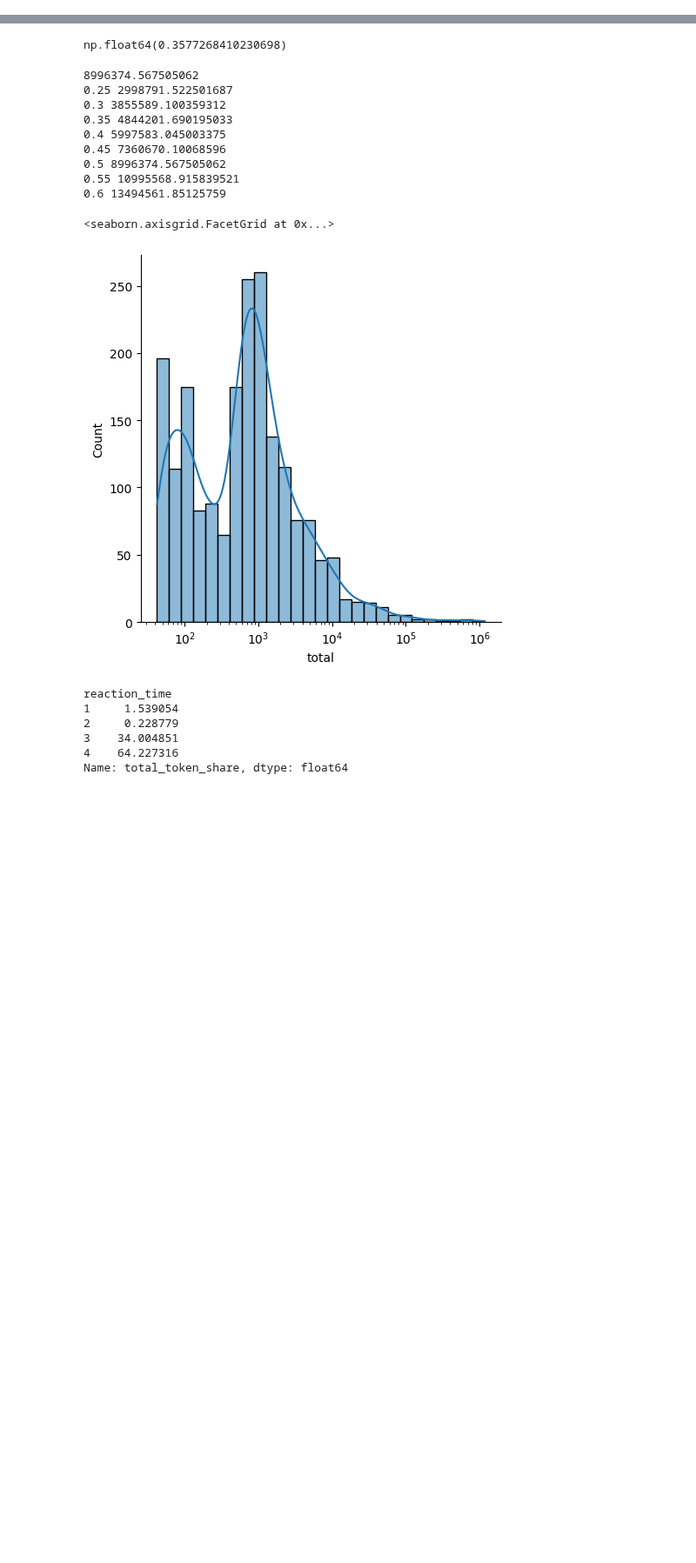
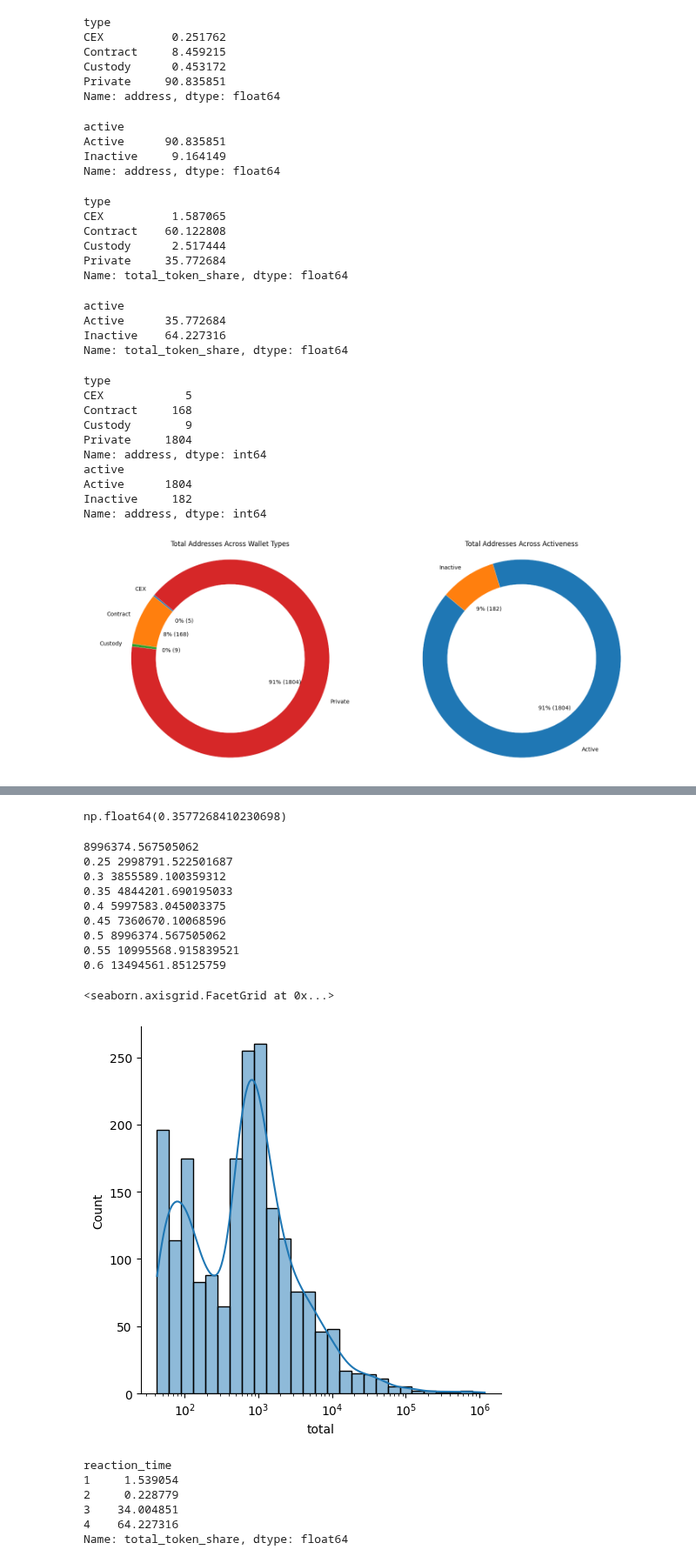
Before and after one commit to collectif-dao/dg-research, a Jupyter notebook: wallet_distributions.ipynb, the cells around one changed output, grey strips where cells are left out. Shown at 87% size. Saved outputs shown, nothing was run; the diff lists cells and outputs as text; code cells hidden in the pictures; blank space fills up the shorter version.

Commit message:
Added baseline model figures into the beginning of wallet_distributions.ipynb

```diff
--- a/wallet_distributions.ipynb
+++ b/wallet_distributions.ipynb
@@ -14,14 +14,14 @@ def create_donut_charts(dataframes, column_names, titles=None):
         titles = column_names
 
     num_bar_charts = len(dataframes)
-    fig, axs = plt.subplots(1, num_bar_charts, figsize=(7.5 * num_bar_charts, 6))
+    fig, axs = plt.subplots(1, num_bar_charts, figsize=(7.5 * num_bar_charts, 6), squeeze=False)
 
     for i, df in enumerate(dataframes):
         values = df[column_names[i]]
         labels = [*df.index]
         print(values)
         total = sum(values)
-        axs[i].pie(
+        axs[0][i].pie(
             values,
             labels=labels,
             # colors=colors,
@@ -30,8 +30,8 @@ def create_donut_charts(dataframes, column_names, titles=None):
             wedgeprops=dict(width=0.25, edgecolor="w", linewidth=0.25),
             textprops=dict(color="black", fontsize=10),
         )
-        axs[i].set_title(titles[i])
-        axs[i].axis("equal")  # Equal aspect ratio ensures that pie is drawn as a circle.
+        axs[0][i].set_title(titles[i])
+        axs[0][i].axis("equal")  # Equal aspect ratio ensures that pie is drawn as a circle.
 
     plt.tight_layout()
     # plt.show()
@@ -198,3 +198,65 @@ def plot_token_share_distribution(wallet_df, redistribution_function, parameter_
     ax.legend(title='Reaction Time')
 
     return fig
+# %%
+outpath = Path('results/wallet_analysis')
+outpath.mkdir(exist_ok=True)
+
+wallet_df = pd.read_csv(Path('data/stETH token distribution  - stETH+wstETH holders.csv'))
+wallet_df.loc[wallet_df.type.isna(), 'type'] = 'Other'
+wallet_df['total_token_share'] = wallet_df['total'] / wallet_df['total'].sum() * 100
+# %%
+initialize_seed(1)
+reaction_time_distribution, actor_category = get_reaction_time_distribution(wallet_df)
+wallet_df['reaction_time'] = reaction_time_distribution
+
+wallet_df['active'] = "Active"
+wallet_df.loc[wallet_df['reaction_time'] == 4, 'active'] = "Inactive"
+
+wallet_df.loc[wallet_df['type'] == 'No label', 'type'] = 'Private'
+# %%
+(wallet_df.groupby('type').count() / len(wallet_df)).address * 100
+# %% [output]
+type
+CEX          0.251762
+Contract     8.459215
+Custody      0.453172
+Private     90.835851
+Name: address, dtype: float64
+# %%
+(wallet_df.groupby('active').count() / len(wallet_df)).address * 100
+# %% [output]
+active
+Active      90.835851
+Inactive     9.164149
+Name: address, dtype: float64
+# %%
+wallet_df.groupby('type').sum(numeric_only=True).total_token_share
+# %% [output]
+type
+CEX          1.587065
+Contract    60.122808
+Custody      2.517444
+Private     35.772684
+Name: total_token_share, dtype: float64
+# %%
+wallet_df.groupby('active').sum(numeric_only=True).total_token_share
+# %% [output]
+active
+Active      35.772684
+Inactive    64.227316
+Name: total_token_share, dtype: float64
+# %%
+fig = create_donut_charts([wallet_df.groupby('type').count(), wallet_df.groupby('active').count()], ['address', 'address'], ['Total Addresses Across Wallet Types', 'Total Addresses Across Activeness'])
+# %% [output]
+type
+CEX            5
+Contract     168
+Custody        9
+Private     1804
+Name: address, dtype: int64
+active
+Active      1804
+Inactive     182
+Name: address, dtype: int64
+[figure, added]
```
Also changed, not shown: parts of 1 cell of this notebook.
